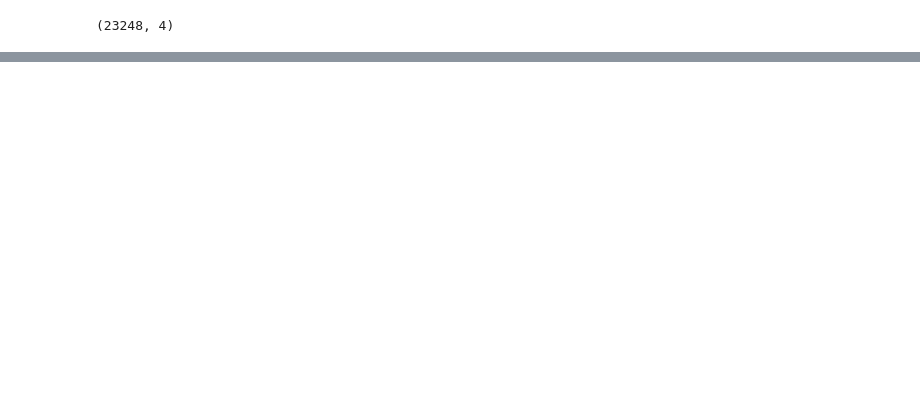
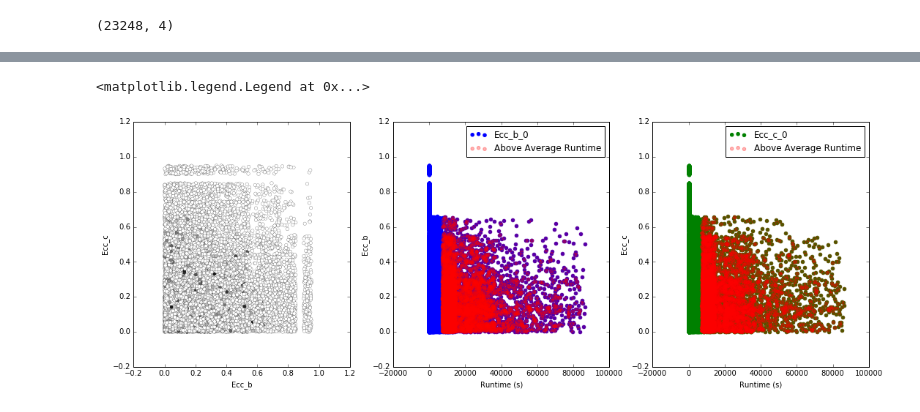
Before and after one commit to dm1681/Merging_Perts, a Jupyter notebook: Research/Merging_Perts/finished_runs.ipynb, the cells around one changed output, grey strips where cells are left out. Cells and saved outputs as stored; diff of their text form; code cells hidden in the pictures; blank space fills up the shorter version.

```diff
--- a/Research/Merging_Perts/finished_runs.ipynb
+++ b/Research/Merging_Perts/finished_runs.ipynb
@@ -258,0 +206,16 @@ x[np.argmax(avg_ecc)
+# %%
+comp_runtime = comp_runtime.astype(np.float) #converts runtime to float
+avg_runtime = np.mean(comp_runtime)
+g_avg_mask = np.where(comp_runtime>avg_runtime) #gives runtimes greater than average
+
+max_mask = np.where(comp_runtime == max(comp_runtime))
+
+c = QTable.read('completed.csv',format='ascii.csv')
+
+avg_runtime = c['Runtime'].mean()
+#avg_runtime = np.mean(comp_runtime)
+g_avg_mask = np.where(c['Runtime']>avg_runtime) #gives runtimes greater than average
+
+max_mask = np.where(c['Runtime']==max(c['Runtime']))
+
+print(c)
@@ -259,3 +240,33 @@ x[np.argmax(avg_ecc)
+# %%
+#need to grab the initial eccentricities for completed runs and compare with run time
+fig,ax = plt.subplots(1,3)
+fig.set_size_inches(18,6)
+
+#plots ecc_b_0, ecc_c_0, and runtime
+
+ax[0].scatter(c['Ecc_b_0'], c['Ecc_c_0'], c=c['Runtime'], cmap='Greys', linewidth=0.2)
+ax[1].scatter(c['Runtime'],c['Ecc_b_0'],color='blue')
+ax[2].scatter(c['Runtime'],c['Ecc_c_0'],color='green')
+
+#identifies the runs that took longer than the average runtimes:
+#ax[0].scatter(c['Ecc_b_0'][g_avg_mask],c['Ecc_c_0'][g_avg_mask],color='red',alpha=0.1)
+ax[1].scatter(c['Runtime'][g_avg_mask],c['Ecc_b_0'][g_avg_mask],color='red',alpha=0.3,label='Above Average Runtime')
+ax[2].scatter(c['Runtime'][g_avg_mask],c['Ecc_c_0'][g_avg_mask],color='red',alpha=0.3,label='Above Average Runtime')
+
+ax[0].set_ylabel('Ecc_c')
+ax[0].set_xlabel('Ecc_b')
+
+ax[1].set_ylabel('Ecc_b')
+ax[1].set_xlabel('Runtime (s)')
+
+ax[2].set_ylabel('Ecc_c')
+ax[2].set_xlabel('Runtime (s)')
+
+ax[1].legend(loc=0)
+ax[2].legend(loc=0)
+# %% [output]
+<matplotlib.legend.Legend at 0x...>
+[figure, added]
 # %%
 # send rory case with large period, inputs
 # see if longer runs have e > 0.22
```
Also changed, not shown: parts of 12 cells of this notebook, 2 other files.
